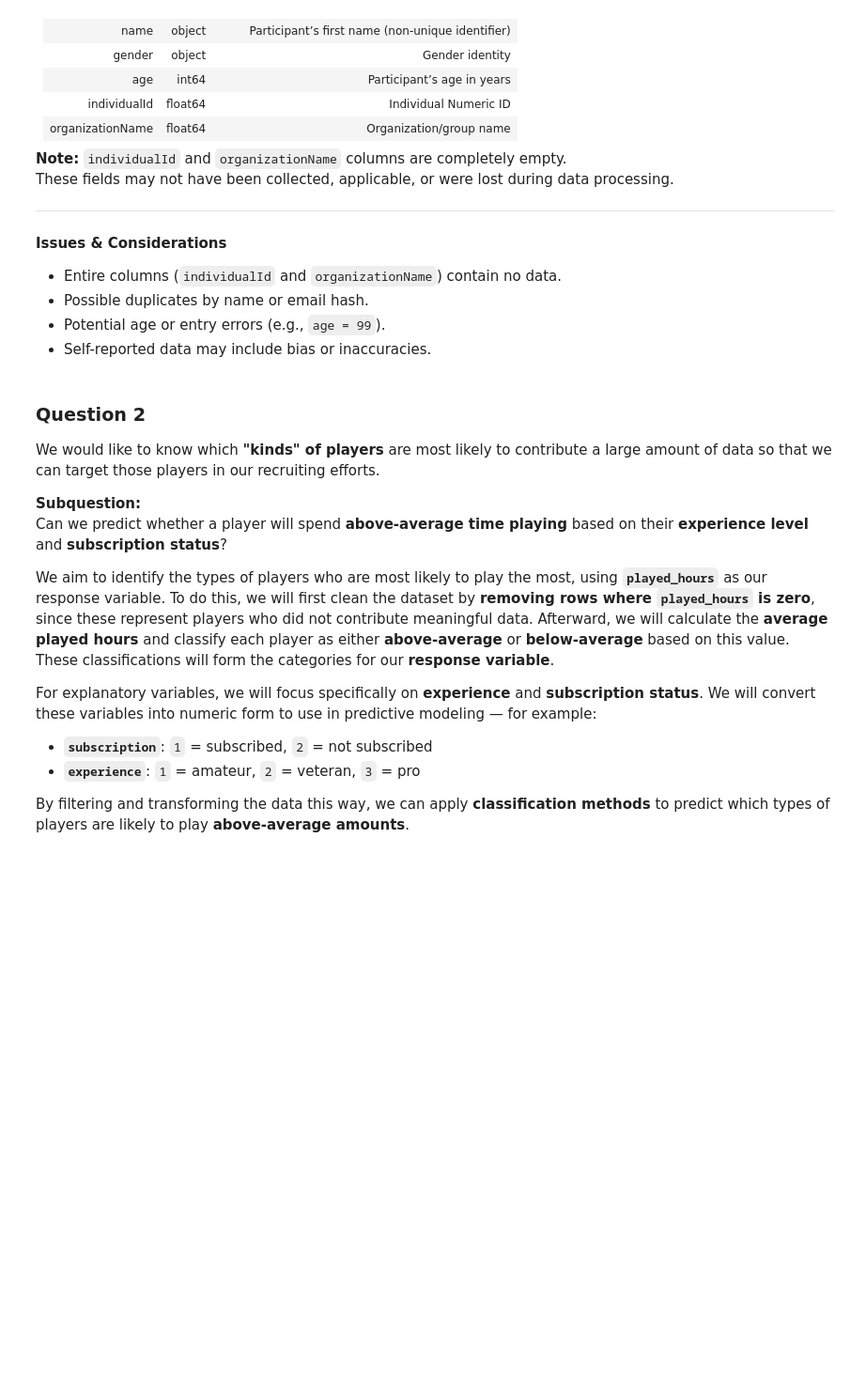
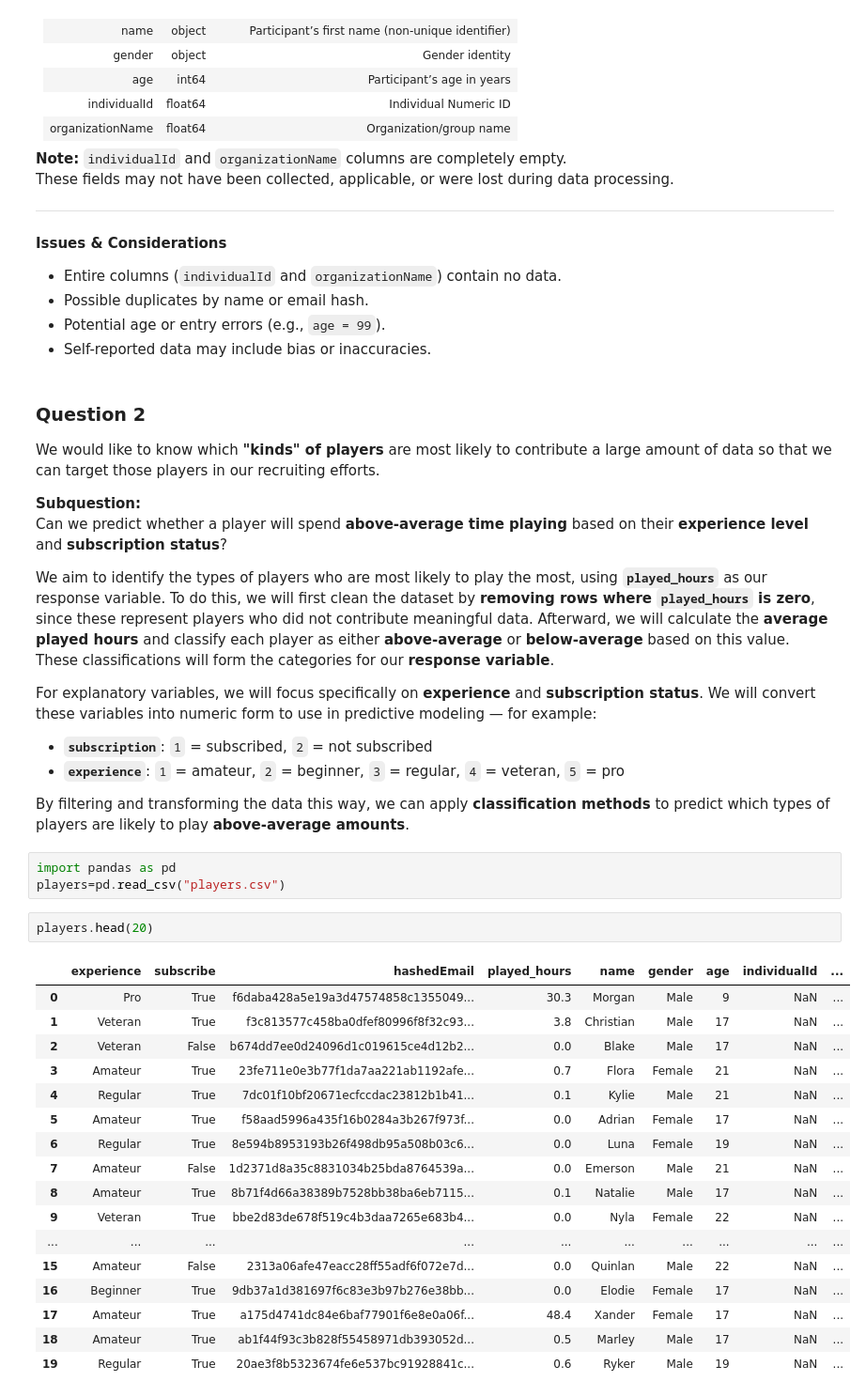
Before and after one commit to Noah-C-H/minecraft_group_project, a Jupyter notebook: Mahdiyah Individual Report.ipynb, the cells around one changed output. Shown at 94% size. Saved outputs shown, nothing was run; the diff lists cells and outputs as text; blank space fills up the shorter version.

```diff
--- a/Mahdiyah Individual Report.ipynb
+++ b/Mahdiyah Individual Report.ipynb
@@ -39,6 +39,29 @@ We aim to identify the types of players who are most likely to play the most, us
 For explanatory variables, we will focus specifically on **experience** and **subscription status**. We will convert these variables into numeric form to use in predictive modeling — for example:
 
 - **`subscription`**: `1` = subscribed, `2` = not subscribed
-- **`experience`**: `1` = amateur, `2` = veteran, `3` = pro
+- **`experience`**: `1` = amateur, `2` = beginner, `3` = regular, `4` = veteran, `5` = pro
 
 By filtering and transforming the data this way, we can apply **classification methods** to predict which types of players are likely to play **above-average amounts**.
+# %%
+import pandas as pd
+players=pd.read_csv("players.csv")
+# %%
+players.head(20)
+# %% [output]
+|  | experience | subscribe | hashedEmail | played_hours | name | gender | age | individualId | ... |
+| 0 | Pro | True | f6daba428a5e19a3d47574858c1355049... | 30.3 | Morgan | Male | 9 | NaN | ... |
+| 1 | Veteran | True | f3c813577c458ba0dfef80996f8f32c93... | 3.8 | Christian | Male | 17 | NaN | ... |
+| 2 | Veteran | False | b674dd7ee0d24096d1c019615ce4d12b2... | 0.0 | Blake | Male | 17 | NaN | ... |
+| 3 | Amateur | True | 23fe711e0e3b77f1da7aa221ab1192afe... | 0.7 | Flora | Female | 21 | NaN | ... |
+| 4 | Regular | True | 7dc01f10bf20671ecfccdac23812b1b41... | 0.1 | Kylie | Male | 21 | NaN | ... |
+| 5 | Amateur | True | f58aad5996a435f16b0284a3b267f973f... | 0.0 | Adrian | Female | 17 | NaN | ... |
+| 6 | Regular | True | 8e594b8953193b26f498db95a508b03c6... | 0.0 | Luna | Female | 19 | NaN | ... |
+| 7 | Amateur | False | 1d2371d8a35c8831034b25bda8764539a... | 0.0 | Emerson | Male | 21 | NaN | ... |
+| 8 | Amateur | True | 8b71f4d66a38389b7528bb38ba6eb7115... | 0.1 | Natalie | Male | 17 | NaN | ... |
+| 9 | Veteran | True | bbe2d83de678f519c4b3daa7265e683b4... | 0.0 | Nyla | Female | 22 | NaN | ... |
+| ... | ... | ... | ... | ... | ... | ... | ... | ... | ... |
+| 15 | Amateur | False | 2313a06afe47eacc28ff55adf6f072e7d... | 0.0 | Quinlan | Male | 22 | NaN | ... |
+| 16 | Beginner | True | 9db37a1d381697f6c83e3b97b276e38bb... | 0.0 | Elodie | Female | 17 | NaN | ... |
+| 17 | Amateur | True | a175d4741dc84e6baf77901f6e8e0a06f... | 48.4 | Xander | Female | 17 | NaN | ... |
+| 18 | Amateur | True | ab1f44f93c3b828f55458971db393052d... | 0.5 | Marley | Male | 17 | NaN | ... |
+| 19 | Regular | True | 20ae3f8b5323674fe6e537bc91928841c... | 0.6 | Ryker | Male | 19 | NaN | ... |
```
Also changed, not shown: parts of 5 cells of this notebook.
